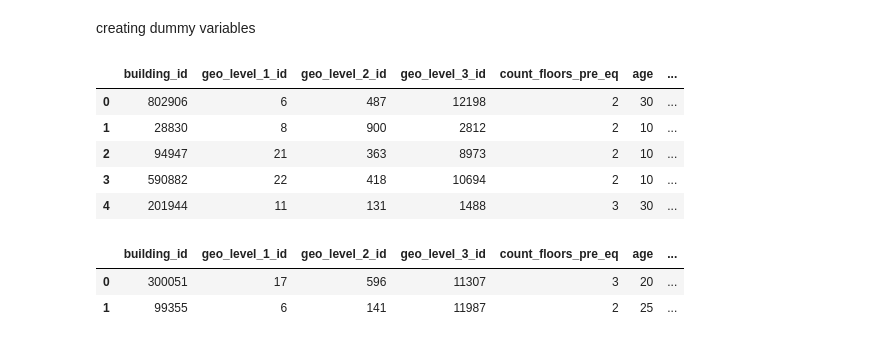
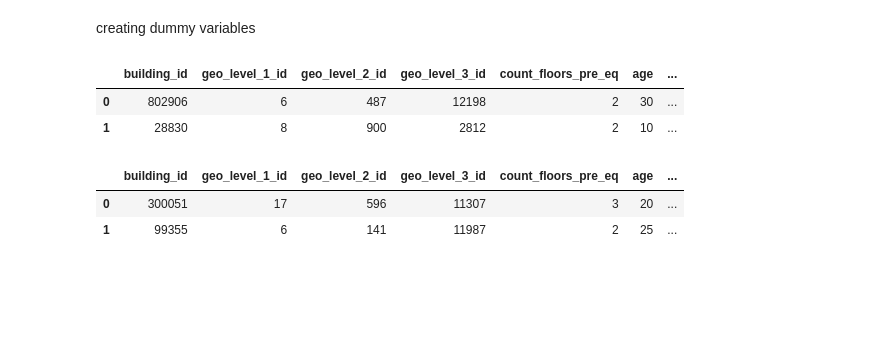
Before and after one commit to Nokulunga77/Data-Competition-, a Jupyter notebook: Note_book.ipynb, the cells around one changed output. Saved outputs shown, nothing was run; the diff lists cells and outputs as text; code cells hidden in the pictures; blank space fills up the shorter version.

```diff
--- a/Note_book.ipynb
+++ b/Note_book.ipynb
@@ -333,14 +333,11 @@ creating dummy variables
 # %%
 train_data = pd.get_dummies(train_data)
 # %%
-train_data.head()
+train_data.head(2)
 # %% [output]
 |  | building_id | geo_level_1_id | geo_level_2_id | geo_level_3_id | count_floors_pre_eq | age | ... |
 | 0 | 802906 | 6 | 487 | 12198 | 2 | 30 | ... |
 | 1 | 28830 | 8 | 900 | 2812 | 2 | 10 | ... |
-| 2 | 94947 | 21 | 363 | 8973 | 2 | 10 | ... |
-| 3 | 590882 | 22 | 418 | 10694 | 2 | 10 | ... |
-| 4 | 201944 | 11 | 131 | 1488 | 3 | 30 | ... |
 # %%
 test_data = pd.get_dummies(test_values[pred_cols])
 # %%
```
Also changed, not shown: parts of 3 cells of this notebook.
